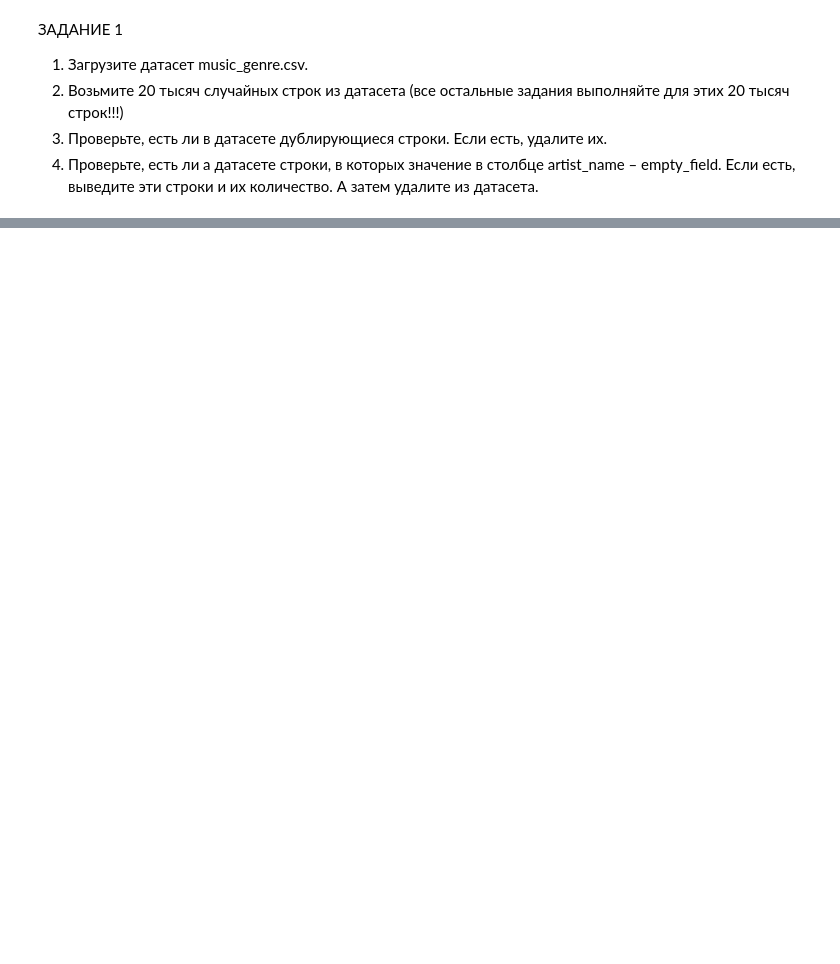
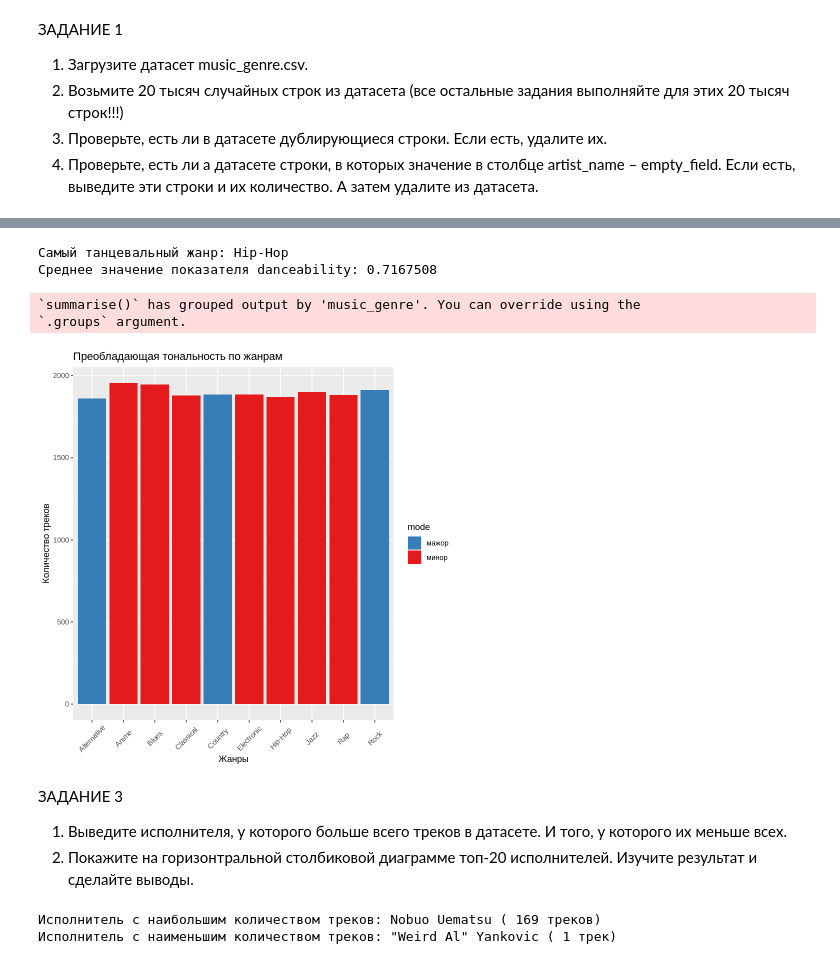
Before and after one commit to Daria13-gif/cs102, a Jupyter notebook: Untitled0.ipynb, the cells around one changed output, grey strips where cells are left out. Cells and saved outputs as stored; diff of their text form; code cells hidden in the pictures; blank space fills up the shorter version.

```diff
--- a/Untitled0.ipynb
+++ b/Untitled0.ipynb
@@ -45,0 +52,7 @@ A data.frame: 18978 × 18
+# %%
+# 1. Выведите долю каждого жанра в датасете
+new_df <- na.omit(new_df)
+genre_props <- prop.table(table(df$music_genre))
+
+cat("Доля каждого жанра в датасете:\n")
+print(genre_props)
@@ -45,0 +66,8 @@ A data.frame: 18978 × 18
+# %%
+# 2. Покажите на горизонтальной столбиковой диаграмме распределение количества треков по жанрам
+new_df <- na.omit(new_df)
+genre_count <- new_df %>%
+  count(music_genre) %>%
+  mutate(share = n / sum(n)) %>%
+  arrange(desc(share))
+genre_count
@@ -45,0 +88,54 @@ A data.frame: 18978 × 18
+# %%
+# 3. Найдите самый танцевальный жанр
+danceability_by_genre <- new_df %>%
+  group_by(music_genre) %>%
+  summarize(mean_danceability = mean(danceability))
+
+most_danceable_genre <- danceability_by_genre %>%
+  arrange(desc(mean_danceability)) %>%
+  head(1)
+
+cat("Самый танцевальный жанр:", most_danceable_genre$music_genre, "\n")
+cat("Среднее значение показателя danceability:", most_danceable_genre$mean_danceability, "\n")
+# %% [output]
+Самый танцевальный жанр: Hip-Hop
+Среднее значение показателя danceability: 0.7167508
+# %%
+# 4. Для каждого жанра определите, какая тональность в нем преобладает – количество треков какой тональность больше
+library(ggplot2)
+
+new_df <- na.omit(new_df)
+tonality_by_genre <- new_df %>%
+  group_by(music_genre, key) %>%
+  summarise(track_count = n()) %>%
+  mutate(mode = ifelse(sum(key == "C") == 0 & sum(key == "D") == 0, "No tracks",
+                       ifelse(track_count[key == "C"] < track_count[key == "D"], "major", "minor")))
+
+ggplot(tonality_by_genre, aes(x = music_genre, y = track_count, fill = mode)) +
+  geom_bar(stat = "identity") +
+  labs(title = "Преобладающая тональность по жанрам",
+       x = "Жанры", y = "Количество треков") +
+  scale_fill_manual(values = c("#377eb8", "#e41a1c", "#999999"),
+                    labels = c("мажор", "минор")) +
+  theme(axis.text.x = element_text(angle = 45, vjust = 0.5))
+# %% [output]
+`summarise()` has grouped output by 'music_genre'. You can override using the
+`.groups` argument.
+[figure, added]
+# %% [markdown]
+ЗАДАНИЕ 3
+1. Выведите исполнителя, у которого больше всего треков в датасете. И того, у которого их меньше всех.
+2. Покажите на горизонтральной столбиковой диаграмме топ-20 исполнителей. Изучите результат и сделайте выводы.
+# %%
+# 1. Выведите исполнителя, у которого больше всего треков в датасете
+new_df <- na.omit(new_df)
+most_tracks <- names(sort(table(new_df$artist_name), decreasing = TRUE)[1])
+most_count <- max(table(new_df$artist_name))
+cat("Исполнитель с наибольшим количеством треков:", most_tracks, "(", most_count, "треков)\n")
+
+least_tracks <- names(sort(table(new_df$artist_name))[1])
+least_count <- min(table(new_df$artist_name))
+cat("Исполнитель с наименьшим количеством треков:", least_tracks, "(", least_count, "трек)\n")
+# %% [output]
+Исполнитель с наибольшим количеством треков: Nobuo Uematsu ( 169 треков)
+Исполнитель с наименьшим количеством треков: "Weird Al" Yankovic ( 1 трек)
```
Also changed, not shown: parts of 15 cells of this notebook.
